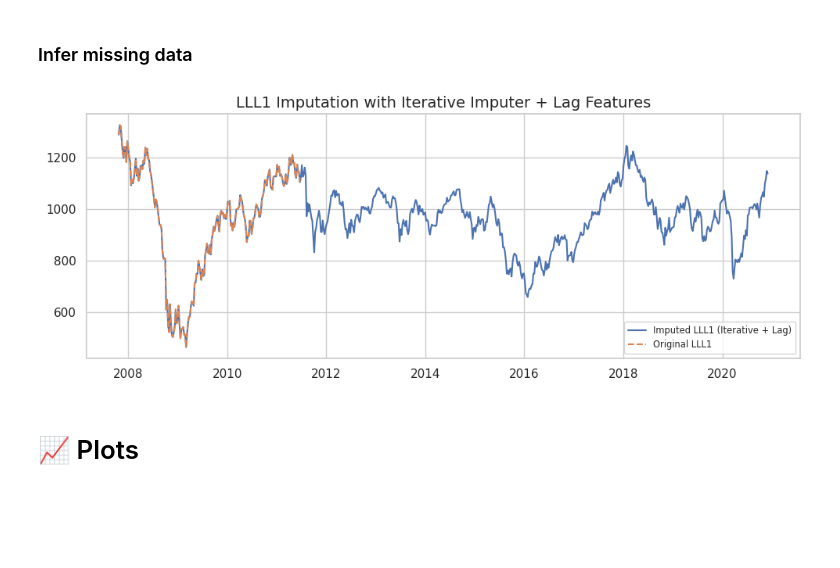
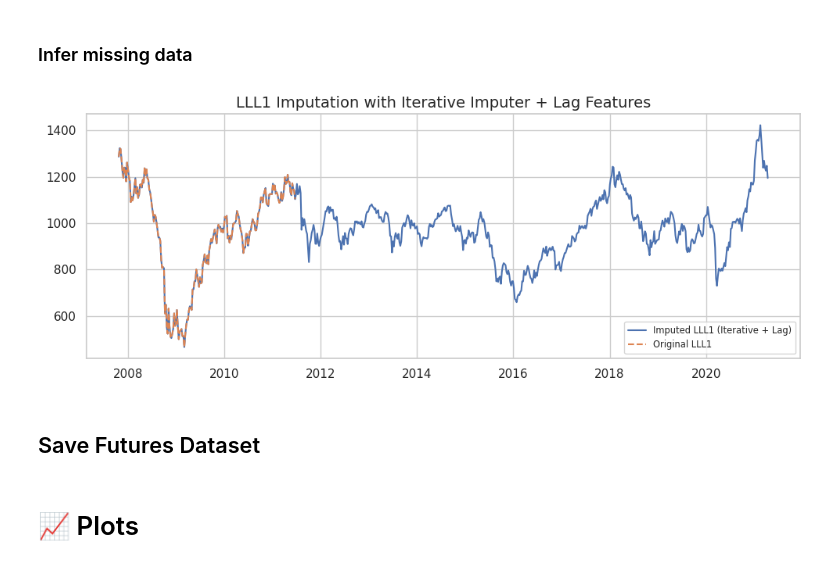
Before and after one commit to jacopo-raffaeli/portfolio-replica, a Jupyter notebook: notebooks/01_Exploratory_Data_Analysis.ipynb, the cells around one changed output. Drawn from its saved outputs; the diff is of its cells as text; code cells hidden in the pictures; blank space fills up the shorter version.

```diff
--- a/notebooks/01_Exploratory_Data_Analysis.ipynb
+++ b/notebooks/01_Exploratory_Data_Analysis.ipynb
@@ -386,24 +402,26 @@ df_LLL1 = tv.get_hist(
 # %%
 # Infer missing data for LLL1 using IterativeImputer with lagged features.
 LLL1_imputed_series = impute_series_with_lag(
     df=df_raw,
     target_col="LLL1",
     corruption_start_idx=192,
-    lag = 20
+    lag = 1
 )
 
 # Plotting
 plt.figure(figsize=(10, 4))
 plt.plot(df_raw.index, LLL1_imputed_series, label="Imputed LLL1 (Iterative + Lag)")
 plt.plot(df_raw.index[:192], df_raw["LLL1"].iloc[:192], label="Original LLL1", linestyle="--")
 plt.title("LLL1 Imputation with Iterative Imputer + Lag Features")
 plt.legend(fontsize='x-small')
 plt.tight_layout()
 plt.show()
 
 # Replace the corrupted column in the df and save
 df_cleaned = df_raw.copy()
 df_cleaned["LLL1"] = LLL1_imputed_series
 df_cleaned.to_parquet("data/processed/df_cleaned_imp_LLL1.parquet", index=True)
 # %% [output]
-[figure, old version]
+[figure, new version]
+# %% [markdown]
+## Save Futures Dataset
```
Also changed, not shown: parts of 9 cells of this notebook.
